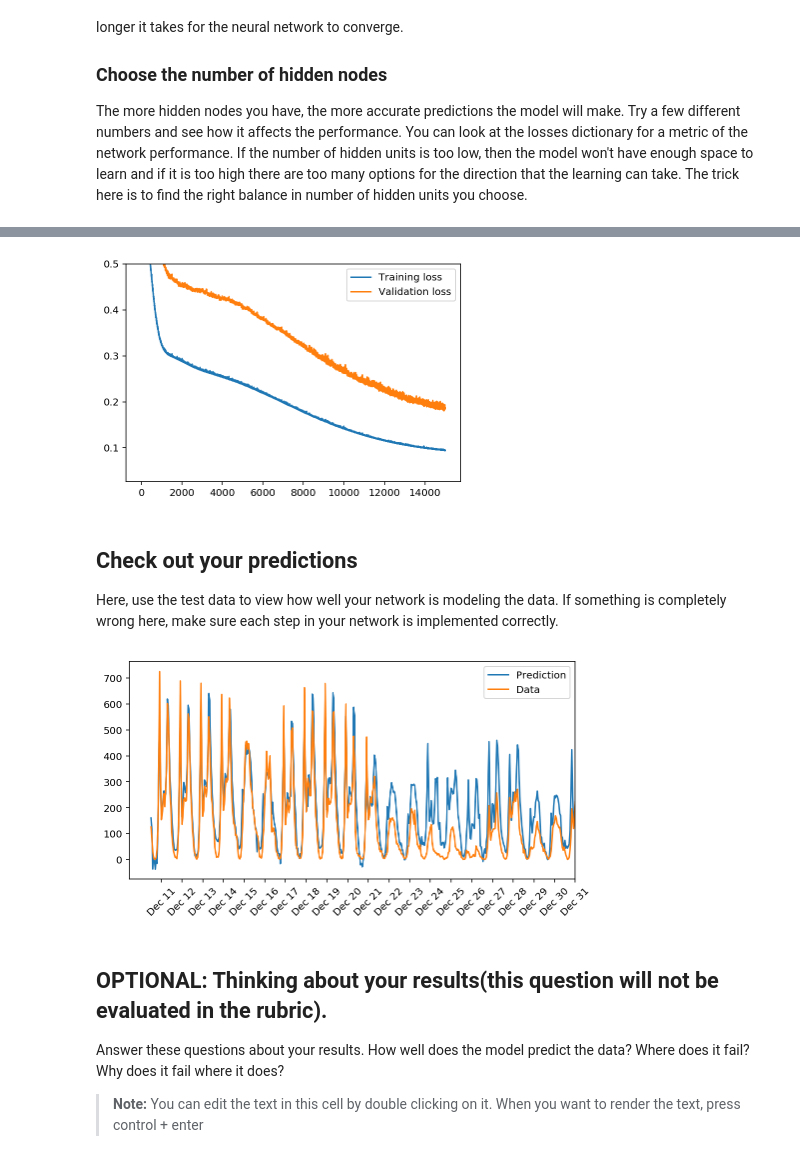
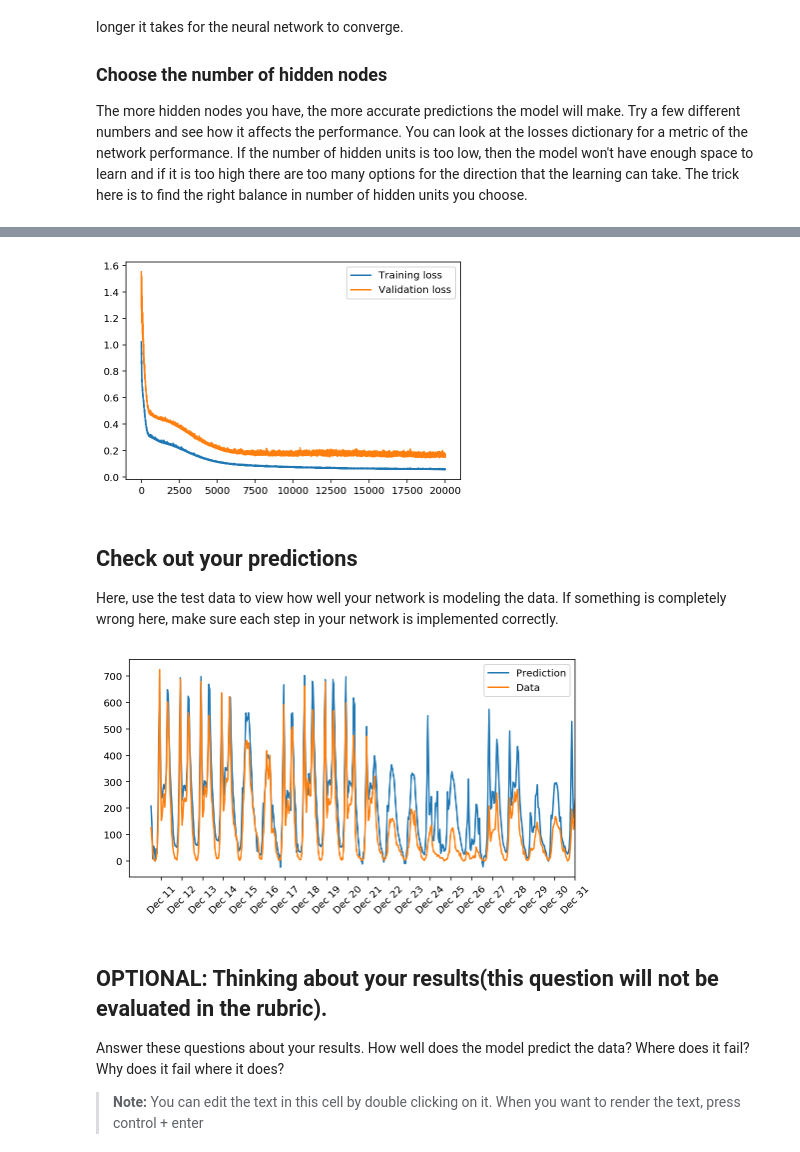
Before and after one commit to vineetu/Udacity, a Jupyter notebook: DLND Your first neural network.ipynb, the cells around one changed output, grey strips where cells are left out. Saved outputs shown, nothing was run; the diff lists cells and outputs as text; code cells hidden in the pictures.

```diff
--- a/DLND Your first neural network.ipynb
+++ b/DLND Your first neural network.ipynb
@@ -317,8 +317,8 @@ The more hidden nodes you have, the more accurate predictions the model will mak
 import sys
 
 ### Set the hyperparameters here ###
-iterations = 15000
-learning_rate = .08
+iterations = 20000
+learning_rate = .2
 hidden_nodes = 15
 output_nodes = 1
 
@@ -347,10 +347,10 @@ Progress: 100.0% ... Training loss: 0.094 ... Validation loss: 0.186
 # %%
 plt.plot(losses['train'], label='Training loss')
 plt.plot(losses['validation'], label='Validation loss')
 plt.legend()
-_ = plt.ylim(ymax=0.5)
+_ = plt.ylim()
 # %% [output]
-[figure, old version]
+[figure, new version]
 # %% [markdown]
 ## Check out your predictions
 
@@ -370,7 +370,7 @@ dates = dates.apply(lambda d: d.strftime('%b %d'))
 ax.set_xticks(np.arange(len(dates))[12::24])
 _ = ax.set_xticklabels(dates[12::24], rotation=45)
 # %% [output]
-[figure, old version]
+[figure, new version]
 # %% [markdown]
 ## OPTIONAL: Thinking about your results(this question will not be evaluated in the rubric).
 
```
Also changed, not shown: parts of 2 cells of this notebook.
